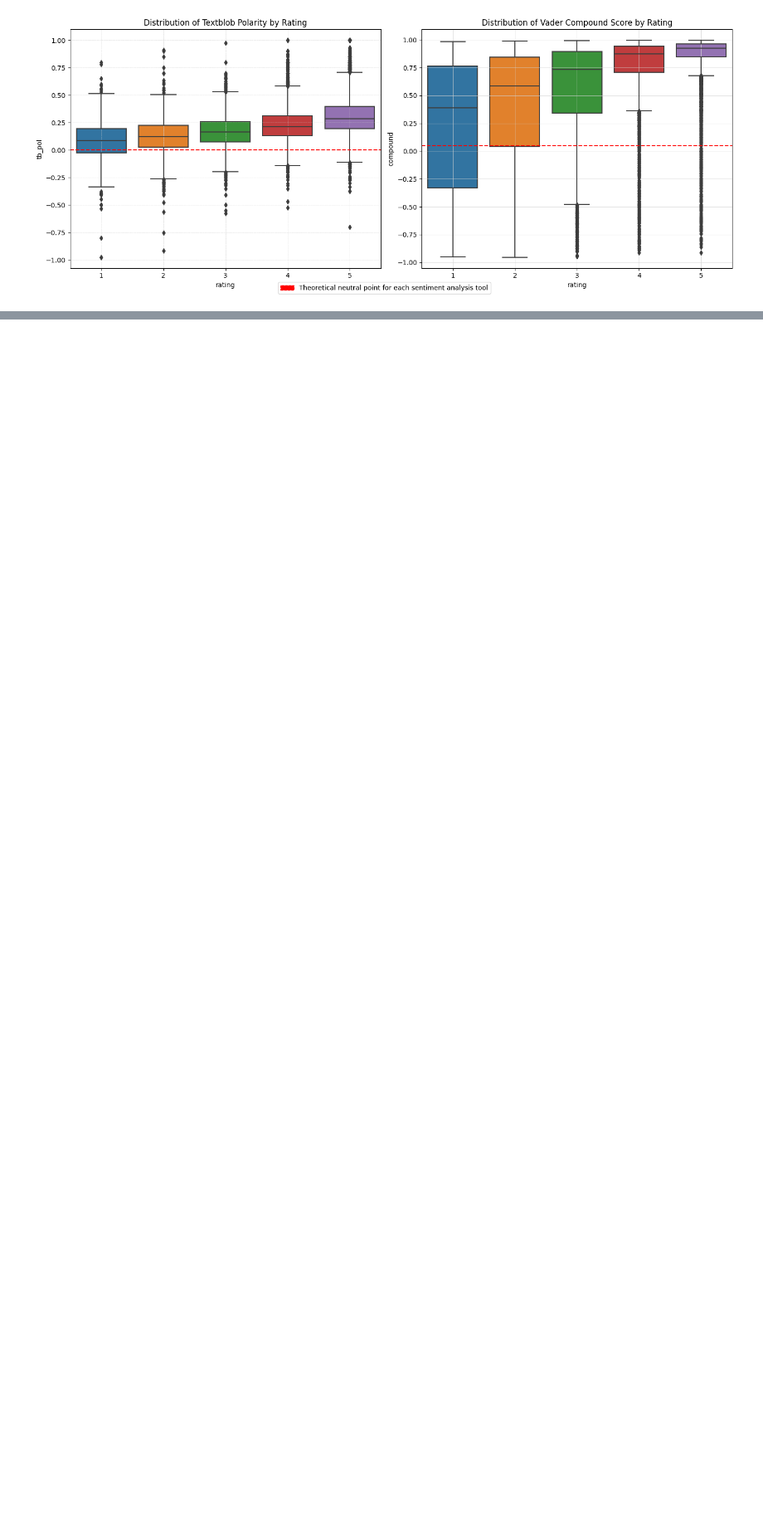
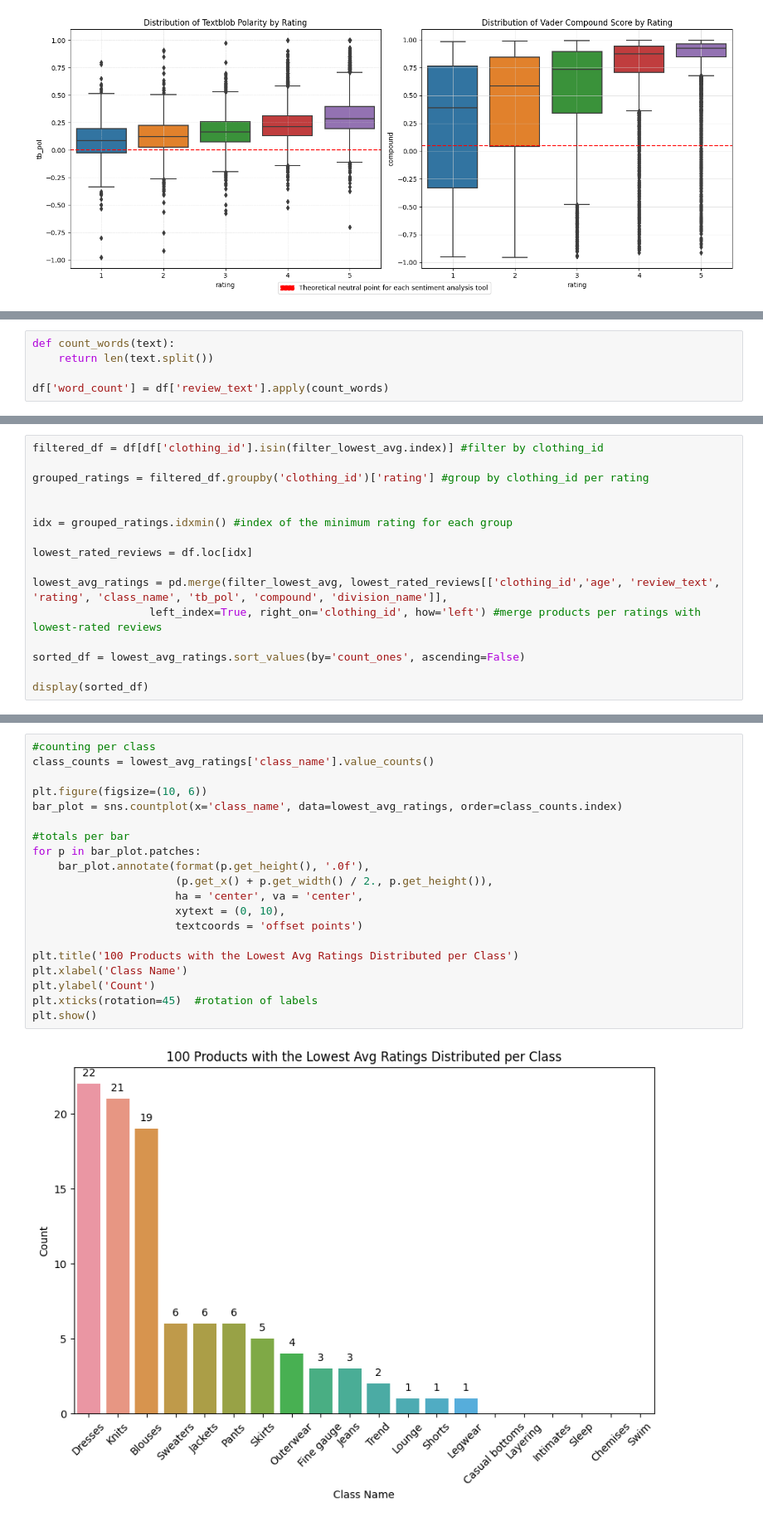
Before and after one commit to aalwadi/Final_Project, a Jupyter notebook: notebooks/EDA.ipynb, the cells around one changed output, grey strips where cells are left out. Shown at 83% size. Cells and saved outputs as stored; diff of their text form; blank space fills up the shorter version.

```diff
--- a/notebooks/EDA.ipynb
+++ b/notebooks/EDA.ipynb
@@ -706,0 +914,5 @@ plt.show()
+# %%
+def count_words(text):
+    return len(text.split())
+
+df['word_count'] = df['review_text'].apply(count_words)
@@ -706,0 +974,16 @@ plt.show()
+# %%
+filtered_df = df[df['clothing_id'].isin(filter_lowest_avg.index)] #filter by clothing_id
+
+grouped_ratings = filtered_df.groupby('clothing_id')['rating'] #group by clothing_id per rating
+
+
+idx = grouped_ratings.idxmin() #index of the minimum rating for each group
+
+lowest_rated_reviews = df.loc[idx]
+
+lowest_avg_ratings = pd.merge(filter_lowest_avg, lowest_rated_reviews[['clothing_id','age', 'review_text', 'rating', 'class_name', 'tb_pol', 'compound', 'division_name']],
+                  left_index=True, right_on='clothing_id', how='left') #merge products per ratings with lowest-rated reviews
+
+sorted_df = lowest_avg_ratings.sort_values(by='count_ones', ascending=False)
+
+display(sorted_df)
@@ -706,0 +1091,22 @@ plt.show()
+# %%
+#counting per class
+class_counts = lowest_avg_ratings['class_name'].value_counts()
+
+plt.figure(figsize=(10, 6))
+bar_plot = sns.countplot(x='class_name', data=lowest_avg_ratings, order=class_counts.index)
+
+#totals per bar
+for p in bar_plot.patches:
+    bar_plot.annotate(format(p.get_height(), '.0f'),
+                      (p.get_x() + p.get_width() / 2., p.get_height()),
+                      ha = 'center', va = 'center',
+                      xytext = (0, 10),
+                      textcoords = 'offset points')
+
+plt.title('100 Products with the Lowest Avg Ratings Distributed per Class')
+plt.xlabel('Class Name')
+plt.ylabel('Count')
+plt.xticks(rotation=45)  #rotation of labels
+plt.show()
+# %% [output]
+[figure, added]
```
Also changed, not shown: parts of 54 cells of this notebook.
